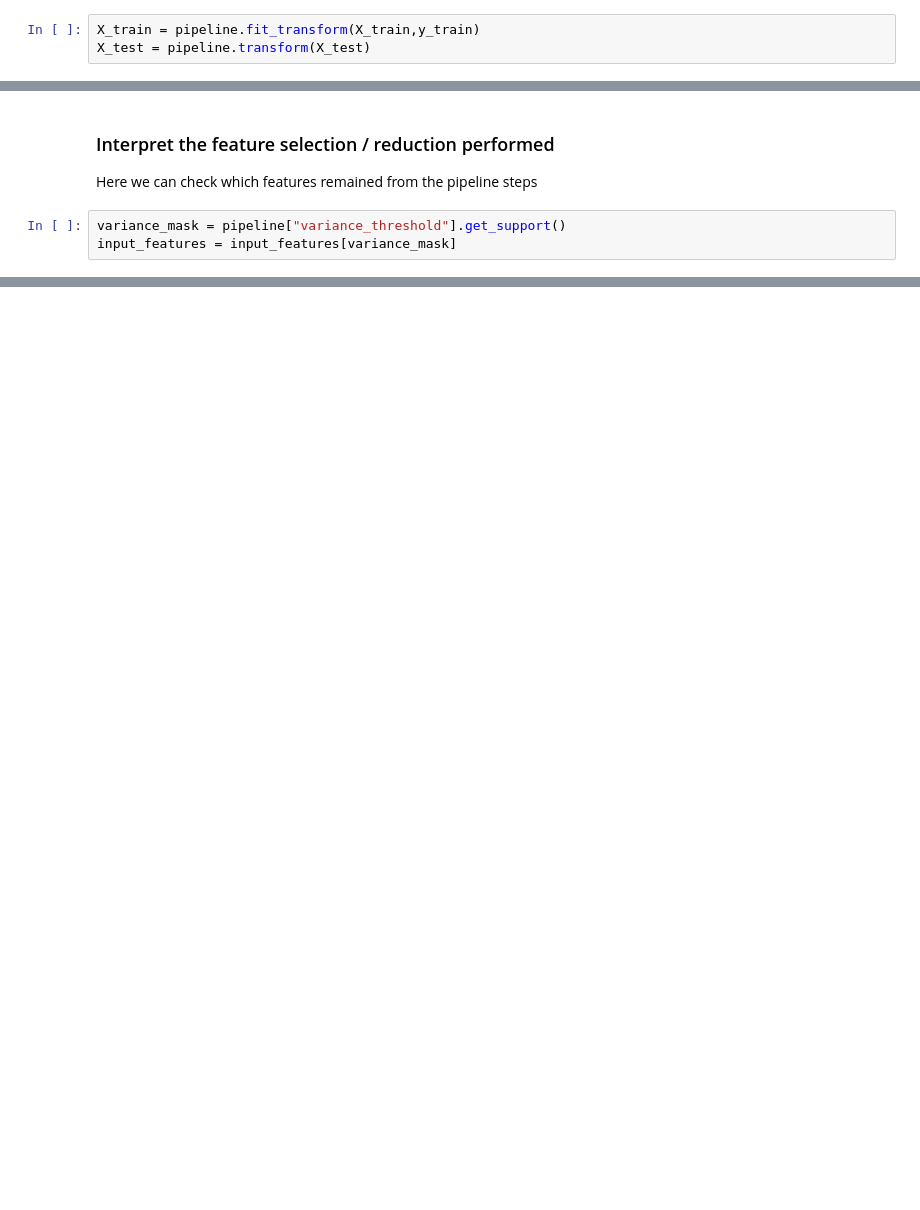
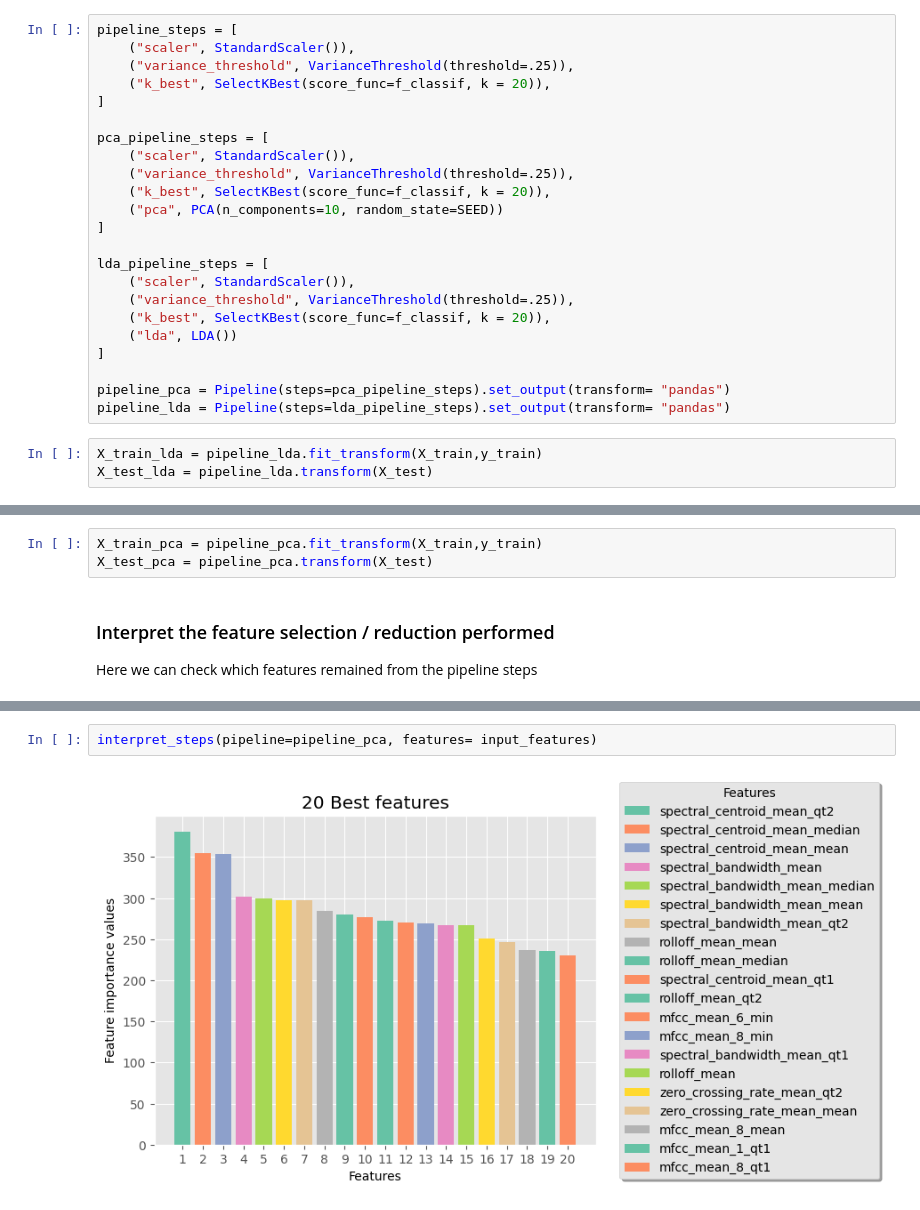
Before and after one commit to maycarlos/music_classification_acb, a Jupyter notebook: notebooks/data_processing.ipynb, the cells around one changed output, grey strips where cells are left out. Saved outputs shown, nothing was run; the diff lists cells and outputs as text; blank space fills up the shorter version.

```diff
--- a/notebooks/data_processing.ipynb
+++ b/notebooks/data_processing.ipynb
@@ -209,3 +221,26 @@ pipeline = Pipeline(steps=pipeline_steps)
+# %%
+pipeline_steps = [
+    ("scaler", StandardScaler()),
+    ("variance_threshold", VarianceThreshold(threshold=.25)),
+    ("k_best", SelectKBest(score_func=f_classif, k = 20)),
+]
+
+pca_pipeline_steps = [
+    ("scaler", StandardScaler()),
+    ("variance_threshold", VarianceThreshold(threshold=.25)),
+    ("k_best", SelectKBest(score_func=f_classif, k = 20)),
+    ("pca", PCA(n_components=10, random_state=SEED))
+]
+
+lda_pipeline_steps = [
+    ("scaler", StandardScaler()),
+    ("variance_threshold", VarianceThreshold(threshold=.25)),
+    ("k_best", SelectKBest(score_func=f_classif, k = 20)),
+    ("lda", LDA())
+]
+
+pipeline_pca = Pipeline(steps=pca_pipeline_steps).set_output(transform= "pandas")
+pipeline_lda = Pipeline(steps=lda_pipeline_steps).set_output(transform= "pandas")
 # %%
-X_train = pipeline.fit_transform(X_train,y_train)
-X_test = pipeline.transform(X_test)
+X_train_lda = pipeline_lda.fit_transform(X_train,y_train)
+X_test_lda = pipeline_lda.transform(X_test)
@@ -216,7 +247,7 @@ X_train.shape, X_test.shape
+# %%
+X_train_pca = pipeline_pca.fit_transform(X_train,y_train)
+X_test_pca = pipeline_pca.transform(X_test)
 # %% [markdown]
 ### Interpret the feature selection / reduction performed
 
 Here we can check which features remained from the pipeline steps
-# %%
-variance_mask = pipeline["variance_threshold"].get_support()
-input_features = input_features[variance_mask]
@@ -295,0 +254,4 @@ plt.show()
+# %%
+interpret_steps(pipeline=pipeline_pca, features= input_features)
+# %% [output]
+[figure, added]
```
Also changed, not shown: parts of 49 cells of this notebook, 13 other files.
